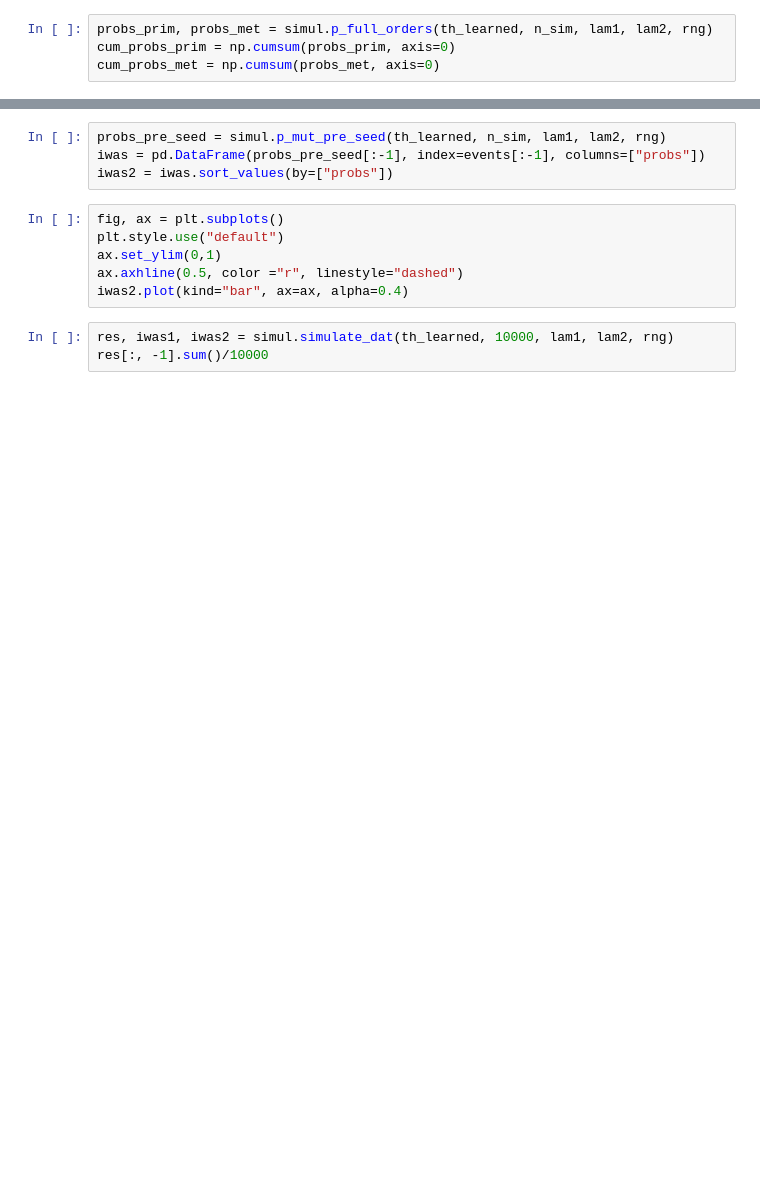
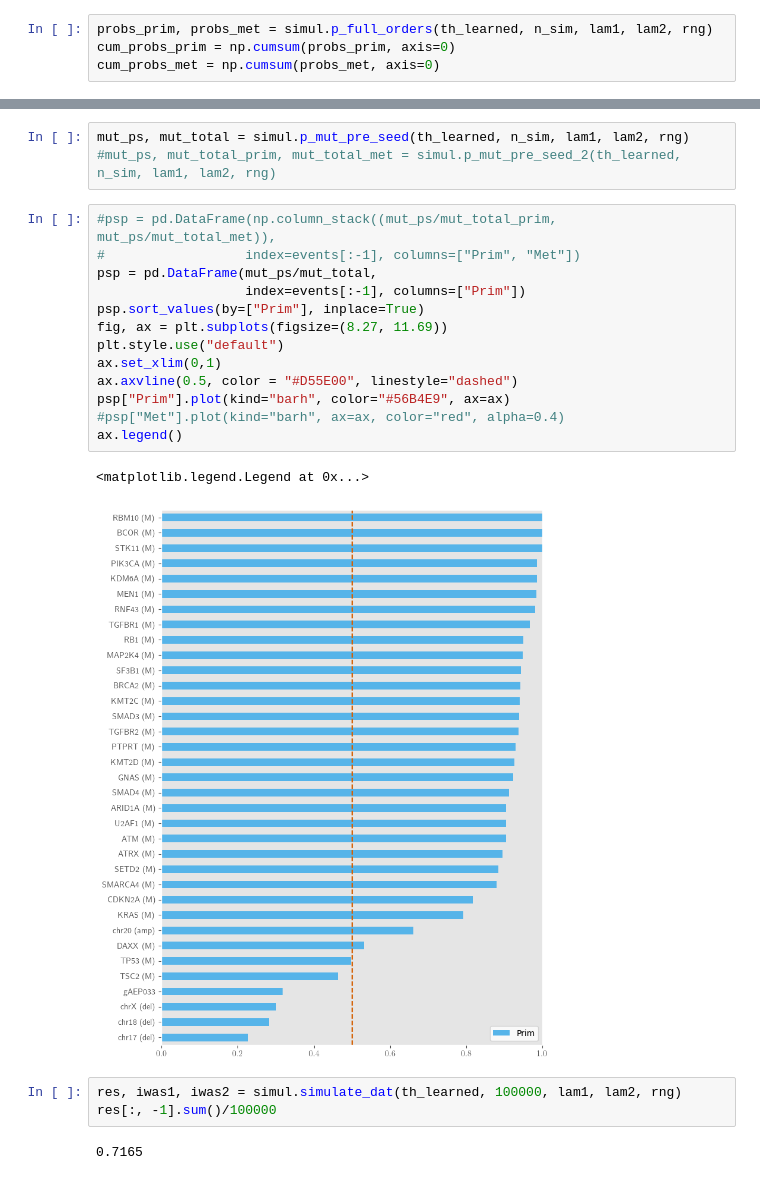
Before and after one commit to cbg-ethz/metMHN, a Jupyter notebook: src/simulation_study.ipynb, the cells around one changed output, grey strips where cells are left out. Saved outputs shown, nothing was run; the diff lists cells and outputs as text; blank space fills up the shorter version.

```diff
--- a/src/simulation_study.ipynb
+++ b/src/simulation_study.ipynb
@@ -39,13 +62,24 @@ for i in range(n):
-# %%
-probs_pre_seed = simul.p_mut_pre_seed(th_learned, n_sim, lam1, lam2, rng)
-iwas = pd.DataFrame(probs_pre_seed[:-1], index=events[:-1], columns=["probs"])
-iwas2 = iwas.sort_values(by=["probs"])
-# %%
-fig, ax = plt.subplots()
-plt.style.use("default")
-ax.set_ylim(0,1)
-ax.axhline(0.5, color ="r", linestyle="dashed")
-iwas2.plot(kind="bar", ax=ax, alpha=0.4)
+# %%
+mut_ps, mut_total = simul.p_mut_pre_seed(th_learned, n_sim, lam1, lam2, rng)
+#mut_ps, mut_total_prim, mut_total_met = simul.p_mut_pre_seed_2(th_learned, n_sim, lam1, lam2, rng)
+# %%
+#psp = pd.DataFrame(np.column_stack((mut_ps/mut_total_prim, mut_ps/mut_total_met)),
+#                  index=events[:-1], columns=["Prim", "Met"])
+psp = pd.DataFrame(mut_ps/mut_total,
+                   index=events[:-1], columns=["Prim"])
+psp.sort_values(by=["Prim"], inplace=True)
+fig, ax = plt.subplots(figsize=(8.27, 11.69))
+plt.style.use("default")
+ax.set_xlim(0,1)
+ax.axvline(0.5, color = "#D55E00", linestyle="dashed")
+psp["Prim"].plot(kind="barh", color="#56B4E9", ax=ax)
+#psp["Met"].plot(kind="barh", ax=ax, color="red", alpha=0.4)
+ax.legend()
+# %% [output]
+<matplotlib.legend.Legend at 0x...>
+[figure, added]
 # %%
-res, iwas1, iwas2 = simul.simulate_dat(th_learned, 10000, lam1, lam2, rng)
-res[:, -1].sum()/10000
+res, iwas1, iwas2 = simul.simulate_dat(th_learned, 100000, lam1, lam2, rng)
+res[:, -1].sum()/100000
+# %% [output]
+0.7165
```
Also changed, not shown: parts of 5 cells of this notebook, 5 other files.
